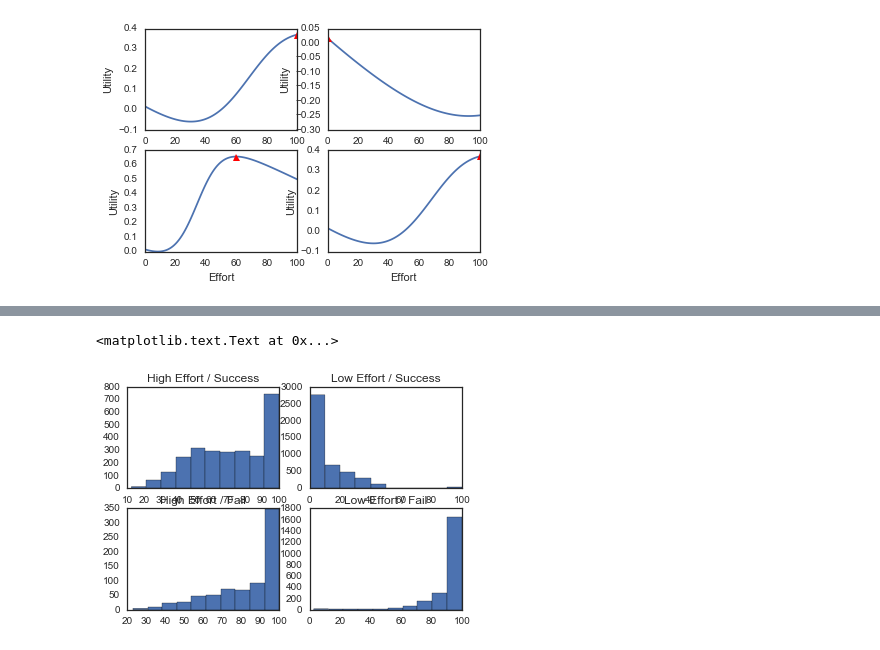
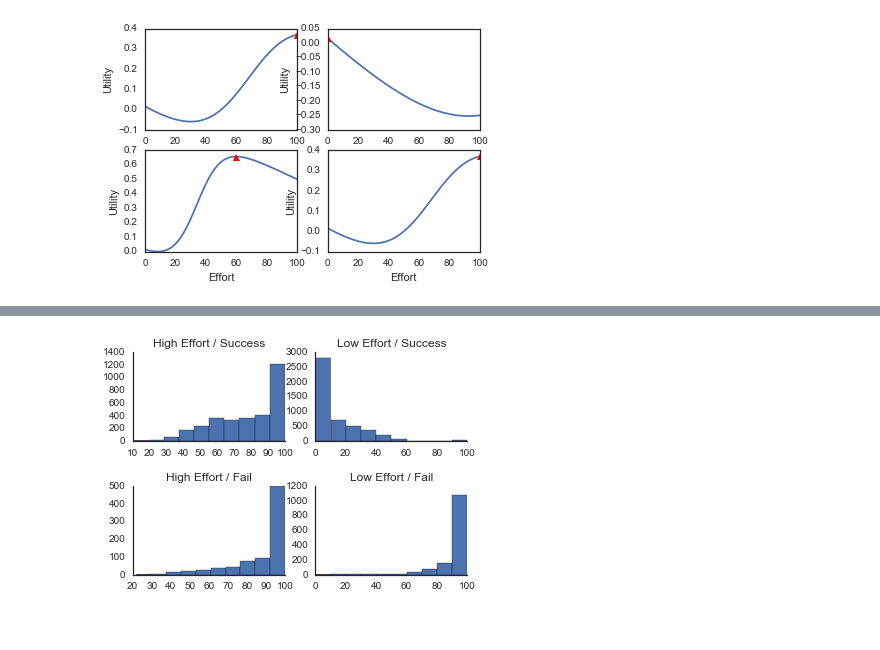
Before and after one commit to jlnrd/Effort, a Jupyter notebook: Effort_cogsci_2017.ipynb, the cells around one changed output, grey strips where cells are left out. Drawn from its saved outputs; the diff is of its cells as text; code cells hidden in the pictures.

Commit message:
updated for histograms

```diff
--- a/Effort_cogsci_2017.ipynb
+++ b/Effort_cogsci_2017.ipynb
@@ -7,6 +7,10 @@ import seaborn as sns
 sns.set_style('white')
 %matplotlib inline
 
+def flip(p):
+    return p > np.random.rand()
+
 REWARD = 1
 COST = .005
+N_samples = 10000
 # %%
@@ -126,19 +110,16 @@ diff_samp=list()
 skill_samp=list()
 effort_samp=list()
 succes_samp=list()
-for _ in xrange(10000):
-    skill = np.random.beta(5,3)*100 #skill is a beta function
-    #diff = np.random.uniform(1,30)
+for _ in xrange(N_samples):
+    skill = np.random.beta(5,2)*100 #skill is a beta function
     diff = np.random.beta(.3,.3)*100 #difficulty is a beta function
-    effort,_,_= get_effort(REWARD, COST, diff, skill)
+    effort,_,_ = get_effort(REWARD, COST, diff, skill)
+
     high_effort = effort>threshold
-    low_effort=effort<threshold
-    num=np.random.random()
-#     num = .75
-    success=prob_reward(effort,diff,skill)>num #output values where high effort and success are true
-    fail=prob_reward(effort,diff,skill)<num
+    low_effort = effort<threshold
 
-    # trying to take out parameter of num
+    success = flip(prob_reward(effort,diff,skill))
+    fail = 1 - success
 
     diff_samp.append(diff)
     skill_samp.append(skill)
@@ -215,28 +140,30 @@ plt.ylim([0,100])
 # %%
+fig = plt.figure()
+fig.subplots_adjust(hspace=.5)
 plt.subplot(2,2,1)
 plt.hist(sampled_diff_high)
 plt.title('High Effort / Success')
 plt.subplot(2,2,2)
 plt.hist(sampled_diff_low)
 plt.title('Low Effort / Success')
 plt.subplot(2,2,3)
 plt.hist(sampled_diff_high_fail)
 plt.title('High Effort / Fail')
 plt.subplot(2,2,4)
 plt.hist(sampled_diff_low_fail)
 plt.title('Low Effort / Fail')
-
+sns.despine()
+# plt.savefig('/Users/julialeonard/Desktop/hists.pdf')
 
 # sampled_skill=sampled_skill_high
 # sampled_diff=sampled_diff_high
 # # plt.figure(figsize=(4, 3))
 # sns.jointplot(
 #     np.array(sampled_skill), np.array(sampled_diff),
 #     kind="scatter",stat_func=None).set_axis_labels("Skill", "Difficulty")
 # plt.ylim([0,100])
 # plt.xlim([0,100])
 # sns.set_context('paper',font_scale=2)
 #plt.savefig('/Users/julialeonard/Desktop/highE_succ.pdf')
 # %% [output]
-<matplotlib.text.Text at 0x...>
-[figure, old version]
+[figure, new version]
```
Also changed, not shown: parts of 16 cells of this notebook.
